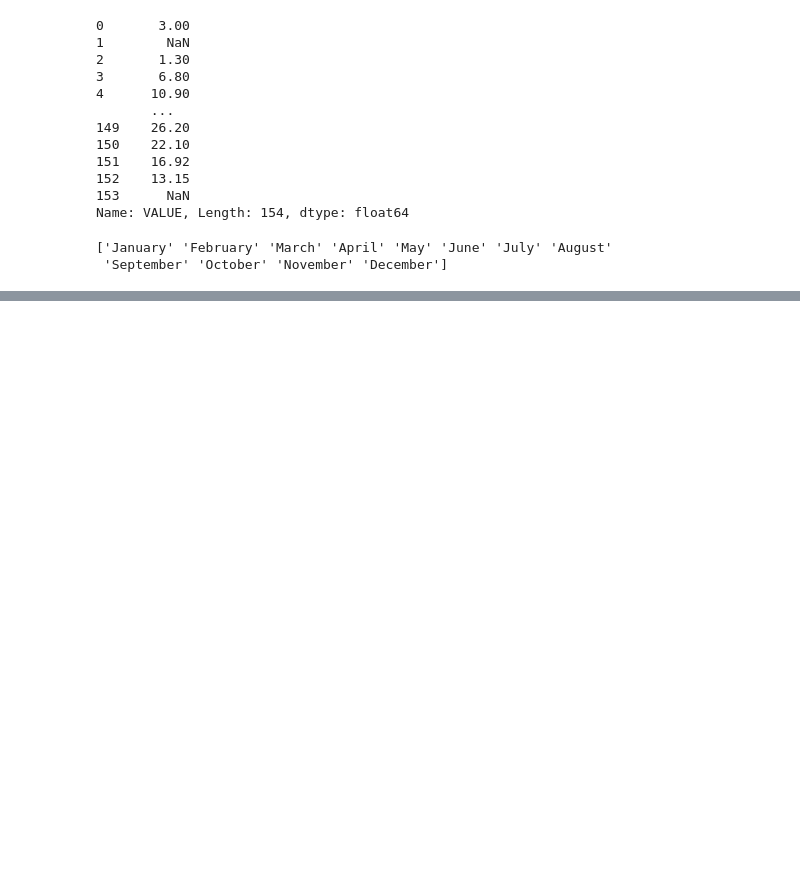
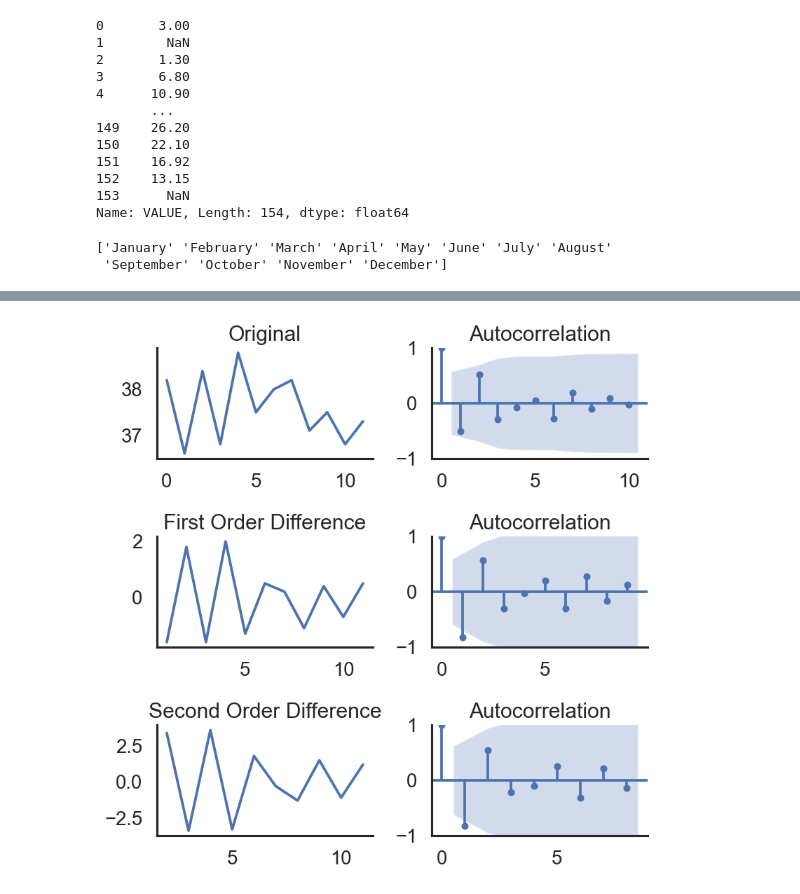
Before and after one commit to teresaq1/Agricultural-Dairy-Milk-Data-Analysis, a Jupyter notebook: notebooks/data source.ipynb, the cells around one changed output, grey strips where cells are left out. Cells and saved outputs as stored; diff of their text form; code cells hidden in the pictures; blank space fills up the shorter version.

```diff
--- a/notebooks/data source.ipynb
+++ b/notebooks/data source.ipynb
@@ -1051,0 +1189,9 @@ plt.title('Production of Cheese in Ireland in 000s tonnes between 2007 and 2021'
+# %%
+# Reduce the timeframe to a single seasonal period
+df_sales_s = df_milksalesmonth_8022['VALUE'][0:12]
+
+# Autocorrelation for the seasonal part
+auto_correlation(df_sales_s, '', 10)
+#conclude 1st order differencing is a good choice for the D parameter.
+# %% [output]
+[figure, added]
```
Also changed, not shown: parts of 49 cells of this notebook.
